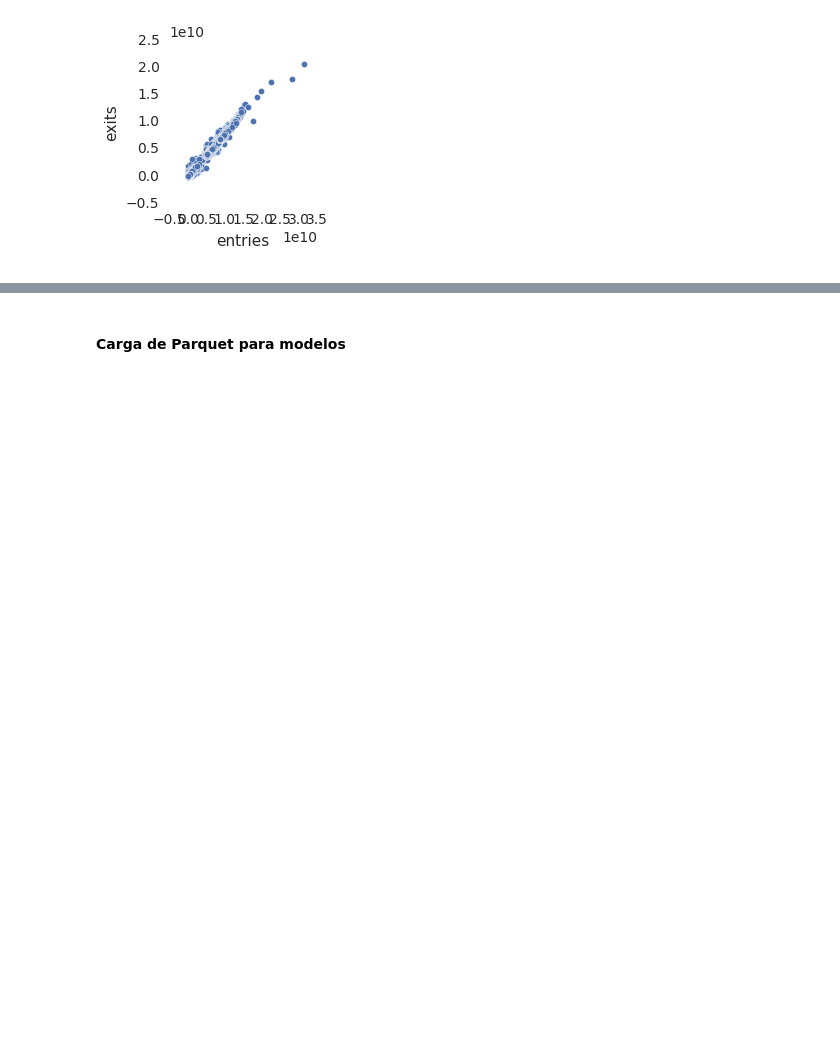
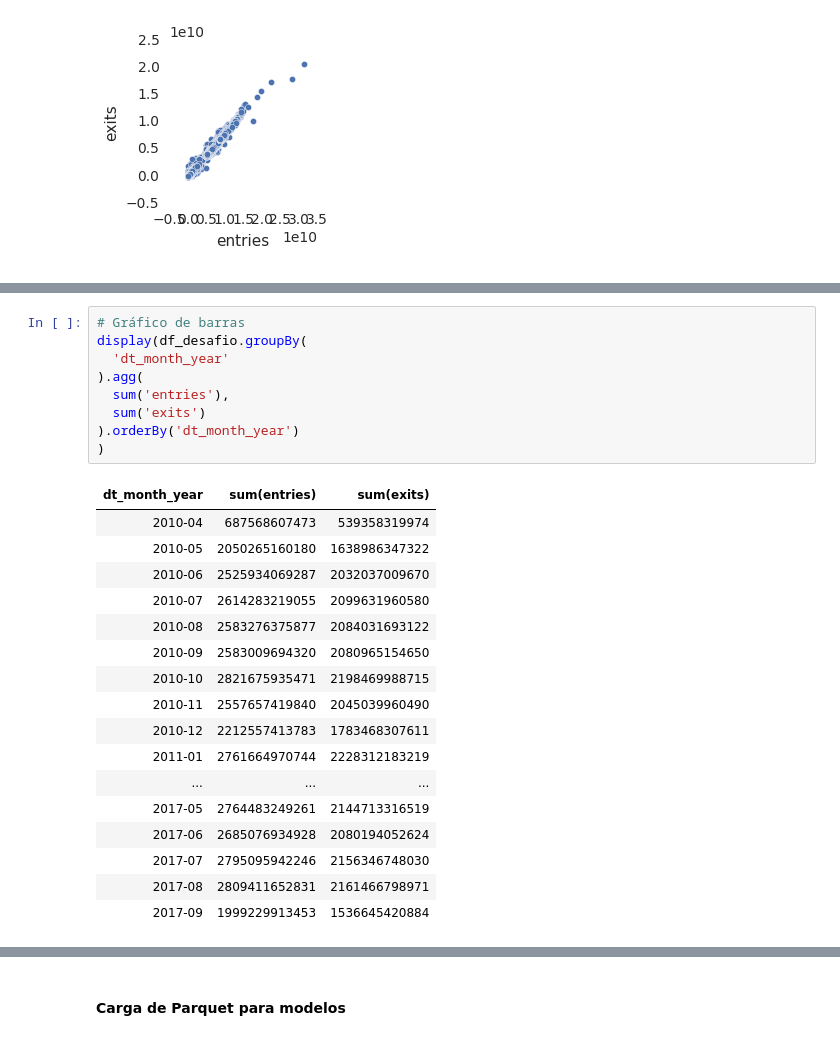
Before and after one commit to maikonabati/poc-ny-subway, a Jupyter notebook: code/python/poc-ny-subway.ipynb, the cells around one changed output, grey strips where cells are left out. Saved outputs shown, nothing was run; the diff lists cells and outputs as text; blank space fills up the shorter version.

```diff
--- a/code/python/poc-ny-subway.ipynb
+++ b/code/python/poc-ny-subway.ipynb
@@ -209,0 +206,27 @@ df_rl[:1000]
+# %%
+# Gráfico de barras
+display(df_desafio.groupBy(
+  'dt_month_year'
+).agg(
+  sum('entries'),
+  sum('exits')
+).orderBy('dt_month_year')
+)
+# %% [output]
+| dt_month_year | sum(entries) | sum(exits) |
+| 2010-04 | 687568607473 | 539358319974 |
+| 2010-05 | 2050265160180 | 1638986347322 |
+| 2010-06 | 2525934069287 | 2032037009670 |
+| 2010-07 | 2614283219055 | 2099631960580 |
+| 2010-08 | 2583276375877 | 2084031693122 |
+| 2010-09 | 2583009694320 | 2080965154650 |
+| 2010-10 | 2821675935471 | 2198469988715 |
+| 2010-11 | 2557657419840 | 2045039960490 |
+| 2010-12 | 2212557413783 | 1783468307611 |
+| 2011-01 | 2761664970744 | 2228312183219 |
+| ... | ... | ... |
+| 2017-05 | 2764483249261 | 2144713316519 |
+| 2017-06 | 2685076934928 | 2080194052624 |
+| 2017-07 | 2795095942246 | 2156346748030 |
+| 2017-08 | 2809411652831 | 2161466798971 |
+| 2017-09 | 1999229913453 | 1536645420884 |
```
Also changed, not shown: parts of 11 cells of this notebook.
